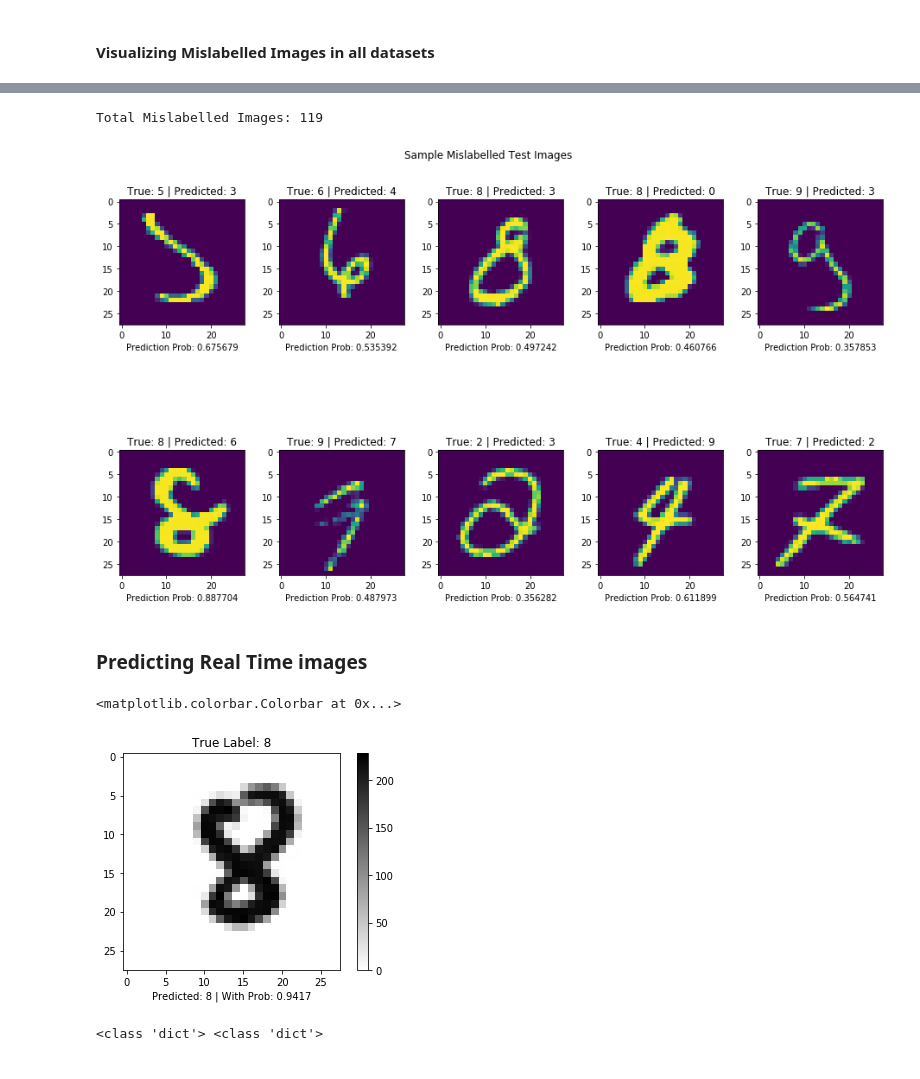
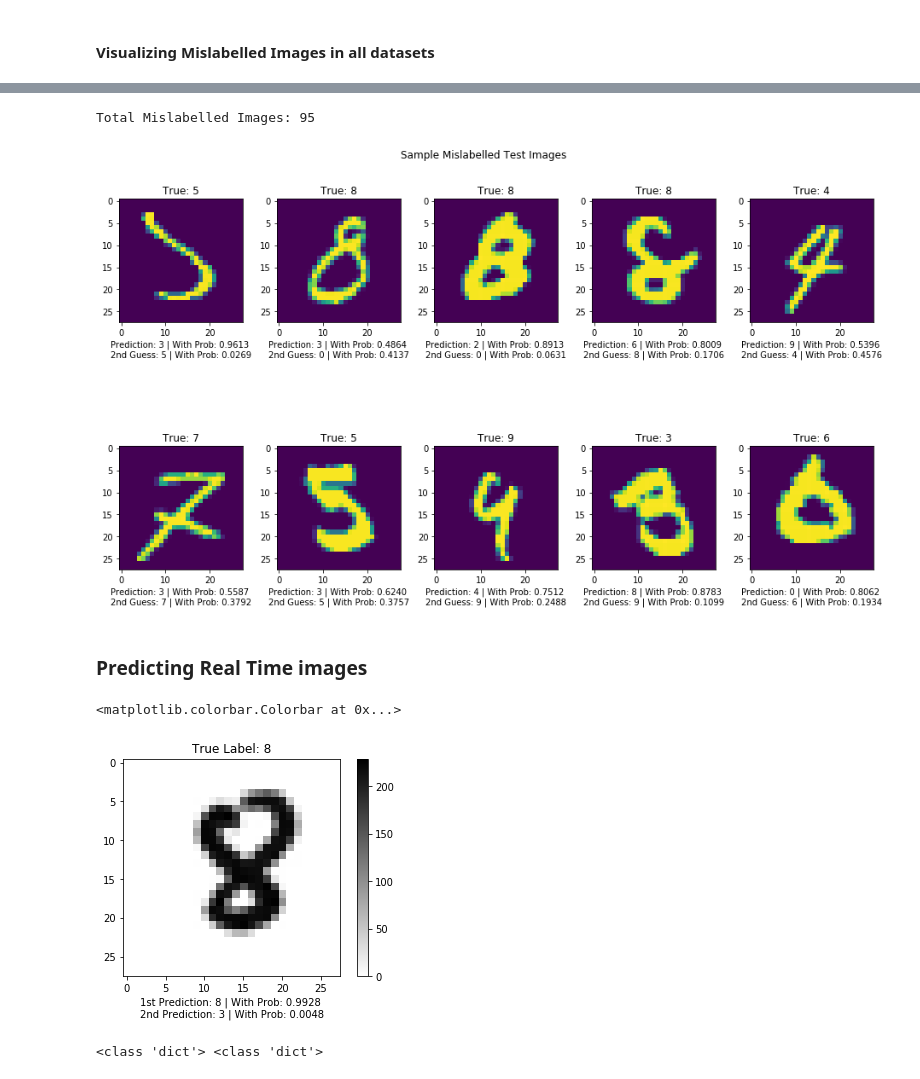
Before and after one commit to kattelsameer/HandWritten-Digit-Recognition-using-Deep-Learning, a Jupyter notebook: 7. Final Model/Final Model.ipynb, the cells around one changed output, grey strips where cells are left out. Saved outputs shown, nothing was run; the diff lists cells and outputs as text; code cells hidden in the pictures.

Commit message:
Optimized Prediction to give second guess as well and modified other visualization methods based on that

```diff
--- a/7. Final Model/Final Model.ipynb
+++ b/7. Final Model/Final Model.ipynb
@@ -465,0 +475,22 @@ def predict(X,y,parameters):
+# %%
+np.random.seed(2)
+a = np.random.rand(5,3)
+# print(a)
+
+m = a.shape[1]
+a_labels = np.argmax(a,axis=0).reshape(1,m)
+a_prob = np.max(a,axis = 0).reshape(1,m)
+
+print(a_labels, a_labels.reshape(1,m))
+
+b = np.array(a, copy = True)
+print(b)
+
+# b[a_labels.T] = 0 #zeroing out the first max prediction
+b[a_labels,np.arange(a_labels.size)] = 0
+print(b)
+
+b_predicted_labels = np.argmax(b,axis=0).reshape(1,m) #selecting the second max predicted label
+b_predicted_prob = np.max(b,axis = 0).reshape(1,m) #selecting the second max prediction
+
+print(b_predicted_labels)
@@ -929,8 +994,8 @@ Total Mislabelled Images: 113
 # %%
-visualize_mislabelled_images(test_x_orig, test_y_orig.T, predicted_labels_test, prediction_prob_prob,dataset = "test")
+visualize_mislabelled_images(test_x_orig, test_y_orig.T, prediction_test,dataset = "test")
 # %% [output]
-Total Mislabelled Images: 119
+Total Mislabelled Images: 95
-[figure, old version]
+[figure, new version]
 # %% [markdown]
 ### Predicting Real Time images
 # %%
@@ -939,24 +1004,28 @@ from dataPrep import one_hot_encoding
 # %%
 image_name = "8_1.jpg"
 label = np.array([8]).reshape(1,1)
 
 fname = "dataset/" + image_name
 
 image_data =255 - np.asarray(Image.open(fname).convert('L').resize((28,28)))
 image_flattened = image_data.reshape(image_data.shape[0]*image_data.shape[1],-1)
 image_norm =(image_flattened/255.)
 
 label_encoded = one_hot_encoding(label)
 
-pridected_label,pred_prob,acc,_ = predict(image_norm, label_encoded, parameters)
+prediction,acc,_ = predict(image_norm, label_encoded, parameters)
+
+
+first_lbl, first_prob = prediction["First Prediction"]
+sec_lbl, sec_prob = prediction["Second Prediction"]
 
 plt.title("True Label: "+ str(label.squeeze()))
-plt.xlabel("Predicted: %d | With Prob: %.4f"%(pridected_label.squeeze(), pred_prob.squeeze()))
+plt.xlabel("1st Prediction: %d | With Prob: %.4f \n2nd Prediction: %d | With Prob: %.4f"%(first_lbl, first_prob, sec_lbl, sec_prob))
 plt.imshow(image_data, interpolation ='nearest',cmap='binary')
 plt.colorbar()
 # %% [output]
 <matplotlib.colorbar.Colorbar at 0x...>
-[figure, old version]
+[figure, new version]
 # %%
 import pickle
 
```
Also changed, not shown: parts of 22 cells of this notebook.
